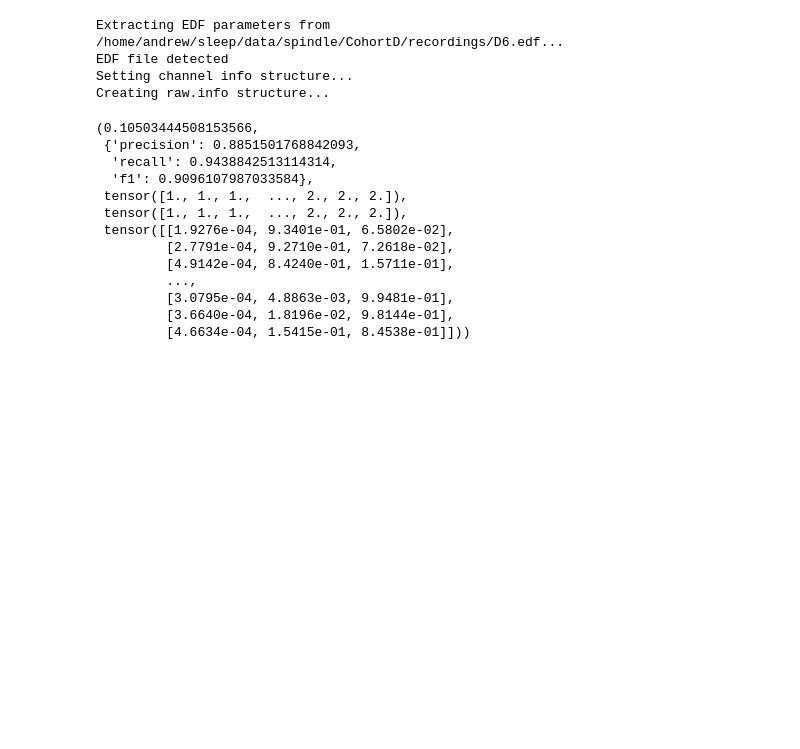
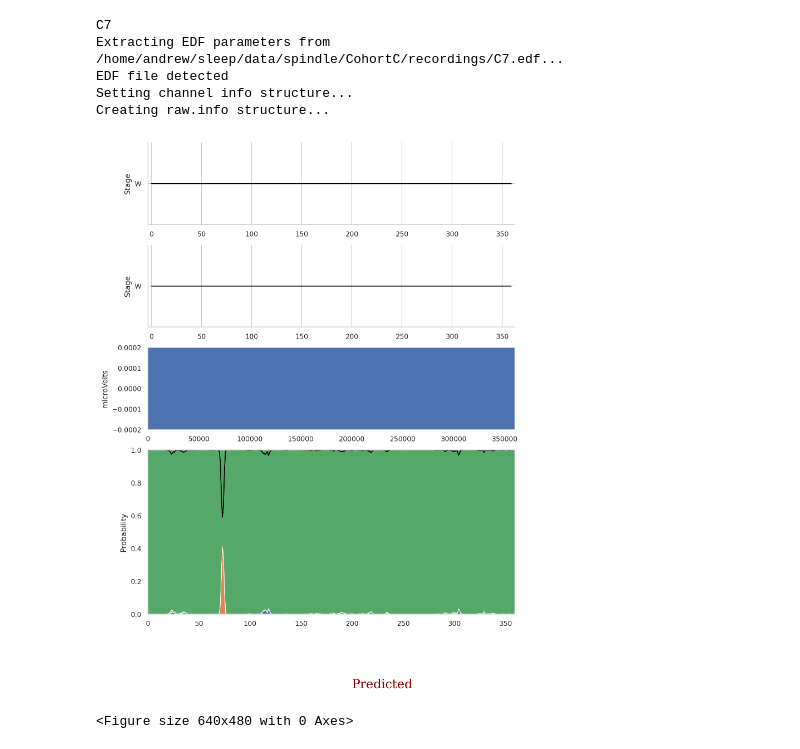
Before and after one commit to smithandrewk/sleep_ml, a Jupyter notebook: eval_spindle.ipynb, the cells around one changed output. Cells and saved outputs as stored; diff of their text form; code cells hidden in the pictures; blank space fills up the shorter version.

Commit message:
figures

```diff
--- a/eval_spindle.ipynb
+++ b/eval_spindle.ipynb
@@ -24,36 +24,74 @@ class Gandalf(nn.Module):
             x = out[-1]
         return x
 model = Gandalf()
-model.load_state_dict(torch.load(f'gandalf_spindle_fold_0/best_model.pt'))
+model.load_state_dict(torch.load(f'gandalf_spindle_fold_14/best_model.pt'))
 model.to(DEVICE)
 criterion = torch.nn.CrossEntropyLoss()
 # %%
-FOLD = 0
+FOLD = 14
 ids = ['A1','A2','A3','A4','B1','B2','B3','B4','C1','C2','C3','C4','C5','C6','C7','C8','D1','D2','D3','D4','D5','D6']
 test_id = ids[FOLD]
+print(test_id)
 ids.remove(test_id)
 subjects = [load_spindle_eeg_label_pair(cohort=id[0],subject=id[1]) for id in [test_id]]
 Xs = [subject[0] for subject in subjects]
 ys = [subject[1] for subject in subjects]
 devloader = DataLoader(dataset=SSDataset(Xs,ys,range(8640)),batch_size=32,shuffle=False)
 # %% [output]
-Extracting EDF parameters from /home/andrew/sleep/data/spindle/CohortD/recordings/D6.edf...
+C7
+Extracting EDF parameters from /home/andrew/sleep/data/spindle/CohortC/recordings/C7.edf...
 EDF file detected
 Setting channel info structure...
 Creating raw.info structure...
 # %%
-evaluate(devloader,model,criterion,DEVICE)
+loss,report,y_true,y_pred,y_logits = evaluate(devloader,model,criterion,DEVICE)
-# %% [output]
-(0.10503444508153566,
- {'precision': 0.8851501768842093,
-  'recall': 0.9438842513114314,
-  'f1': 0.9096107987033584},
- tensor([1., 1., 1.,  ..., 2., 2., 2.]),
- tensor([1., 1., 1.,  ..., 2., 2., 2.]),
- tensor([[1.9276e-04, 9.3401e-01, 6.5802e-02],
-         [2.7791e-04, 9.2710e-01, 7.2618e-02],
-         [4.9142e-04, 8.4240e-01, 1.5711e-01],
-         ...,
-         [3.0795e-04, 4.8863e-03, 9.9481e-01],
-         [3.6640e-04, 1.8196e-02, 9.8144e-01],
-         [4.6634e-04, 1.5415e-01, 8.4538e-01]]))
+# %%
+confidences = []
+idx = y_logits.argmax(axis=1)
+for logit,idx in zip(y_logits,idx):
+    confidences.append(logit[idx].item())
+fig,axes = plt.subplots(ncols=1,nrows=4,figsize=(8.5,11),dpi=200,gridspec_kw={'height_ratios': [1,1,1,2]})
+lower = 1000
+upper = 1360
+
+# true label signal
+axes[0].plot(y_true[lower:upper],'black')
+axes[0].set_yticks(np.arange(3),labels=['P','S','W'])
+axes[0].set_ylabel('Stage')
+axes[0].text(200,1,'Reference',fontdict={'family': 'serif',
+        'color':  'darkred',
+        'weight': 'normal',
+        'size': 16,
+        })
+axes[0].spines[['right', 'top']].set_visible(False)
+axes[0].margins(.01,.01)
+
+# predicted label signal
+axes[1].plot(y_pred[lower:upper],'black')
+axes[1].set_yticks(np.arange(3),labels=['P','S','W'])
+axes[1].set_ylabel('Stage')
+axes[1].text(200,1,'Predicted',fontdict={'family': 'serif',
+        'color':  'darkred',
+        'weight': 'normal',
+        'size': 16,
+        })
+axes[1].spines[['right', 'top']].set_visible(False)
+axes[1].margins(.01,.01)
+
+# eeg signal
+axes[2].plot(Xs[0][lower+8:upper+8:5].flatten())
+axes[2].set_ylim([-.0002,.0002])
+axes[2].margins(0,0)
+axes[2].set_ylabel('microVolts')
+
+# predicted probability distribution
+axes[3].stackplot(torch.arange(len(y_logits[lower:upper])),y_logits[lower:upper].T)
+axes[3].plot(confidences[lower:upper],'black')
+axes[3].set_ylabel('Probability')
+axes[3].margins(0,0)
+
+plt.show()
+plt.savefig('out.svg',bbox_inches='tight')
+# %% [output]
+[figure, added]
+<Figure size 640x480 with 0 Axes>
```
Also changed, not shown: parts of 12 cells of this notebook, 4 other files.
